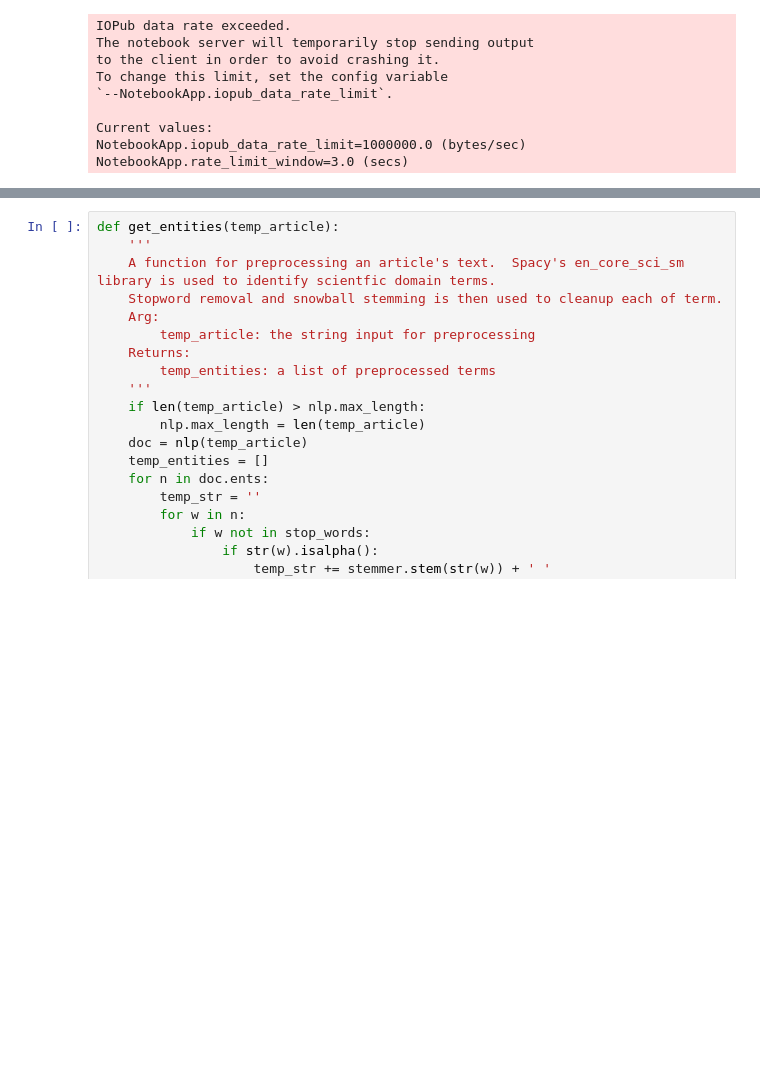
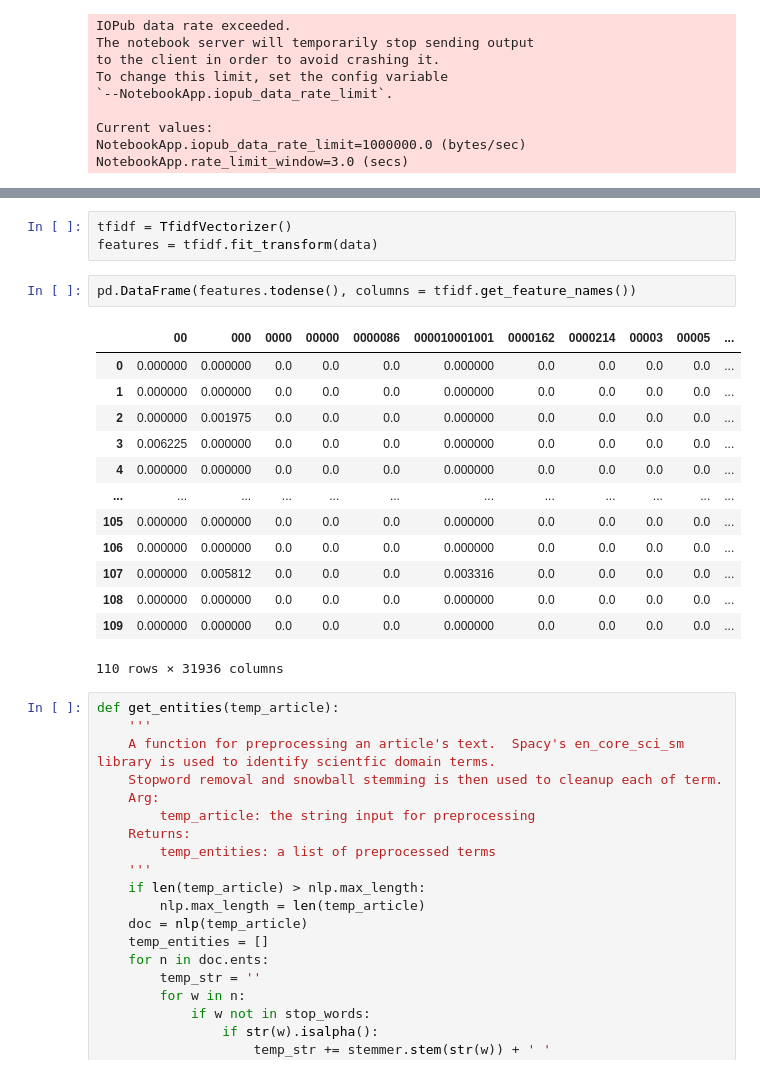
Before and after one commit to vizzies/NASA-Heat-Exhange-Knowledge-Explorer, a Jupyter notebook: starter-notebooks/grcml_challenge_a_shruti.ipynb, the cells around one changed output, grey strips where cells are left out. Cells and saved outputs as stored; diff of their text form; blank space fills up the shorter version.

```diff
--- a/starter-notebooks/grcml_challenge_a_shruti.ipynb
+++ b/starter-notebooks/grcml_challenge_a_shruti.ipynb
@@ -105,3 +274,22 @@ Additive manufacturing of pyramidal pin fins: Height and fin density effects und
+# %%
+tfidf = TfidfVectorizer()
+features = tfidf.fit_transform(data)
+# %%
+pd.DataFrame(features.todense(), columns = tfidf.get_feature_names())
+# %% [output]
+|  | 00 | 000 | 0000 | 00000 | 0000086 | 000010001001 | 0000162 | 0000214 | 00003 | 00005 | ... |
+| 0 | 0.000000 | 0.000000 | 0.0 | 0.0 | 0.0 | 0.000000 | 0.0 | 0.0 | 0.0 | 0.0 | ... |
+| 1 | 0.000000 | 0.000000 | 0.0 | 0.0 | 0.0 | 0.000000 | 0.0 | 0.0 | 0.0 | 0.0 | ... |
+| 2 | 0.000000 | 0.001975 | 0.0 | 0.0 | 0.0 | 0.000000 | 0.0 | 0.0 | 0.0 | 0.0 | ... |
+| 3 | 0.006225 | 0.000000 | 0.0 | 0.0 | 0.0 | 0.000000 | 0.0 | 0.0 | 0.0 | 0.0 | ... |
+| 4 | 0.000000 | 0.000000 | 0.0 | 0.0 | 0.0 | 0.000000 | 0.0 | 0.0 | 0.0 | 0.0 | ... |
+| ... | ... | ... | ... | ... | ... | ... | ... | ... | ... | ... | ... |
+| 105 | 0.000000 | 0.000000 | 0.0 | 0.0 | 0.0 | 0.000000 | 0.0 | 0.0 | 0.0 | 0.0 | ... |
+| 106 | 0.000000 | 0.000000 | 0.0 | 0.0 | 0.0 | 0.000000 | 0.0 | 0.0 | 0.0 | 0.0 | ... |
+| 107 | 0.000000 | 0.005812 | 0.0 | 0.0 | 0.0 | 0.003316 | 0.0 | 0.0 | 0.0 | 0.0 | ... |
+| 108 | 0.000000 | 0.000000 | 0.0 | 0.0 | 0.0 | 0.000000 | 0.0 | 0.0 | 0.0 | 0.0 | ... |
+| 109 | 0.000000 | 0.000000 | 0.0 | 0.0 | 0.0 | 0.000000 | 0.0 | 0.0 | 0.0 | 0.0 | ... |
+110 rows × 31936 columns
 # %%
 def get_entities(temp_article):
     '''
```
Also changed, not shown: parts of 23 cells of this notebook.
